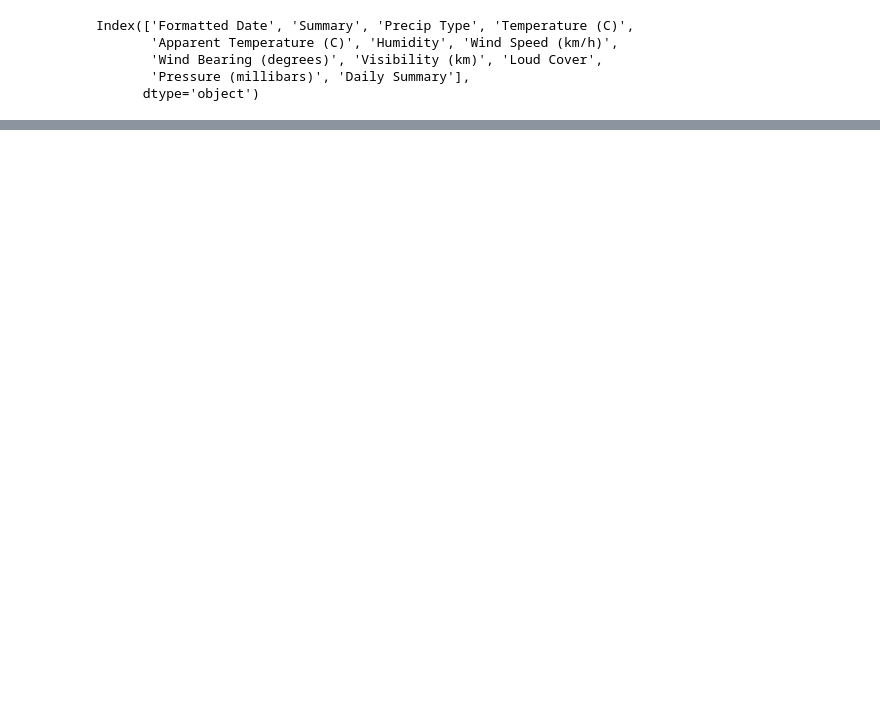
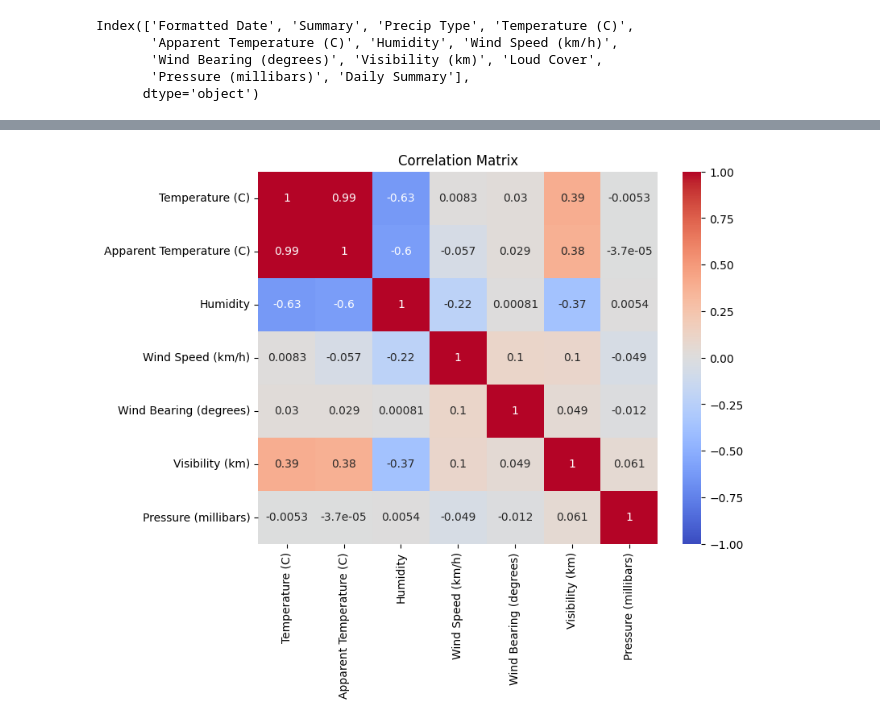
Before and after one commit to tahacmv/WeatherForecasting, a Jupyter notebook: Weather_forecasting.ipynb, the cells around one changed output, grey strips where cells are left out. Saved outputs shown, nothing was run; the diff lists cells and outputs as text; code cells hidden in the pictures; blank space fills up the shorter version.

Commit message:
Step2 : data cleaning and preprocessing

```diff
--- a/Weather_forecasting.ipynb
+++ b/Weather_forecasting.ipynb
@@ -63,0 +160,5 @@ Index(['Formatted Date', 'Summary', 'Precip Type', 'Temperature (C)',
+# %%
+# Remove the 'Summary' column from the dataframe 'df'
+# The drop() function is used with the axis argument set to 1 to specify that a column (not a row) is being dropped
+# The inplace argument is set to True to modify the original dataframe 'df' directly
+df.drop('Summary' , axis = 1 , inplace = True)
@@ -63,0 +178,31 @@ Index(['Formatted Date', 'Summary', 'Precip Type', 'Temperature (C)',
+# %%
+# The output shows that all values in the 'Loud Cover' column are 0.0, which means this column provides no useful information
+
+# Remove the 'Loud Cover' column from the dataframe 'df'
+# The drop() function is used with the axis argument set to 1 to specify that a column (not a row) is being dropped
+# The inplace argument is set to True to modify the original dataframe 'df' directly
+df.drop('Loud Cover' , axis = 1 , inplace = True)
+# %%
+# Calculate the correlation matrix of the dataframe 'df'
+# The corr() function calculates the pairwise correlation of columns, excluding NA/null values
+# The numeric_only argument is set to True to include only numeric columns in the correlation calculation
+
+correlation_matrix = df.corr(numeric_only=True)
+
+# Create a heatmap to visualize the correlation matrix
+# The figure size is set to 8x6 inches
+plt.figure(figsize=(8, 6))
+
+# The heatmap() function from seaborn is used to plot the correlation matrix
+# The annot argument is set to True to write the data value in each cell
+# The cmap argument is set to 'coolwarm' to use the coolwarm colormap
+# The vmin and vmax arguments are set to -1 and 1 respectively to anchor the colormap
+sns.heatmap(correlation_matrix, annot=True, cmap='coolwarm', vmin=-1, vmax=1)
+
+# Set the title of the heatmap
+plt.title('Correlation Matrix')
+
+# Display the plot
+plt.show()
+# %% [output]
+[figure, added]
```
Also changed, not shown: parts of 14 cells of this notebook.
